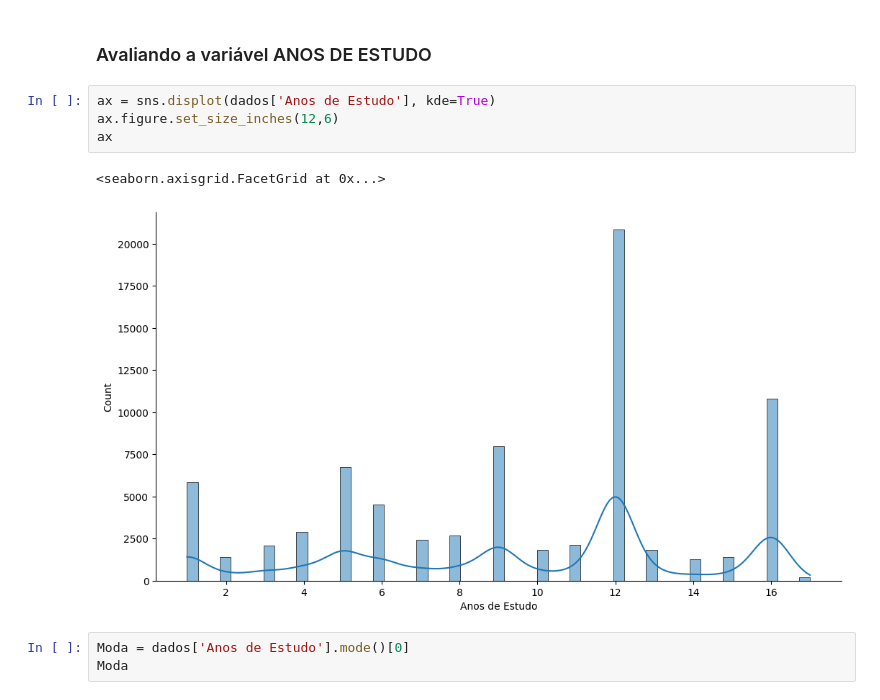
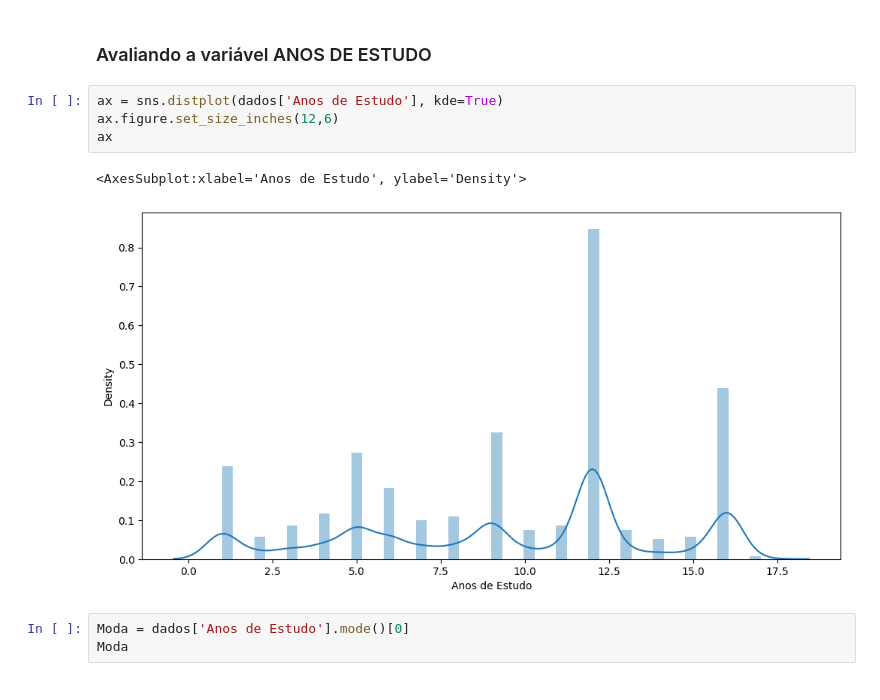
Before and after one commit to ciqueti/Estatistica_Distribuicao_e_Medidas, a Jupyter notebook: Parte_1/Curso_de_Estatística_Parte_1.ipynb, the cells around one changed output. Saved outputs shown, nothing was run; the diff lists cells and outputs as text.

```diff
--- a/Parte_1/Curso_de_Estatística_Parte_1.ipynb
+++ b/Parte_1/Curso_de_Estatística_Parte_1.ipynb
@@ -806,12 +806,12 @@ Media
 # %% [markdown]
 ### Avaliando a variável ANOS DE ESTUDO
 # %%
-ax = sns.displot(dados['Anos de Estudo'], kde=True)
+ax = sns.distplot(dados['Anos de Estudo'], kde=True)
 ax.figure.set_size_inches(12,6)
 ax
 # %% [output]
-<seaborn.axisgrid.FacetGrid at 0x...>
+<AxesSubplot:xlabel='Anos de Estudo', ylabel='Density'>
-[figure, old version]
+[figure, new version]
 # %%
 Moda = dados['Anos de Estudo'].mode()[0]
 Moda
```
Also changed, not shown: parts of 16 cells of this notebook, 2 other files.
